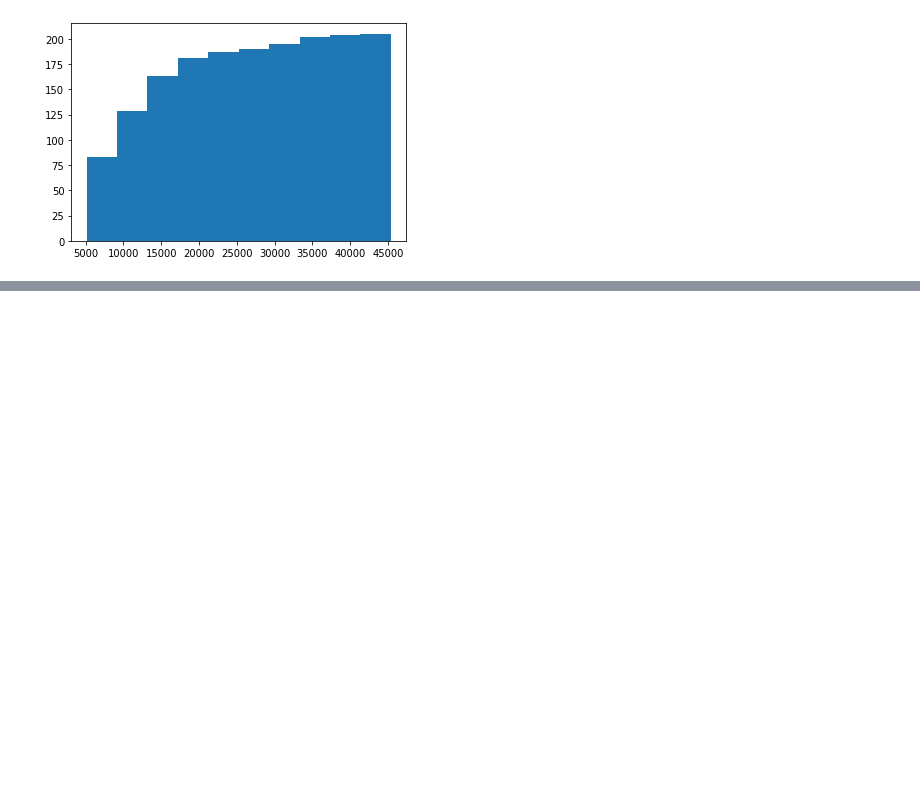
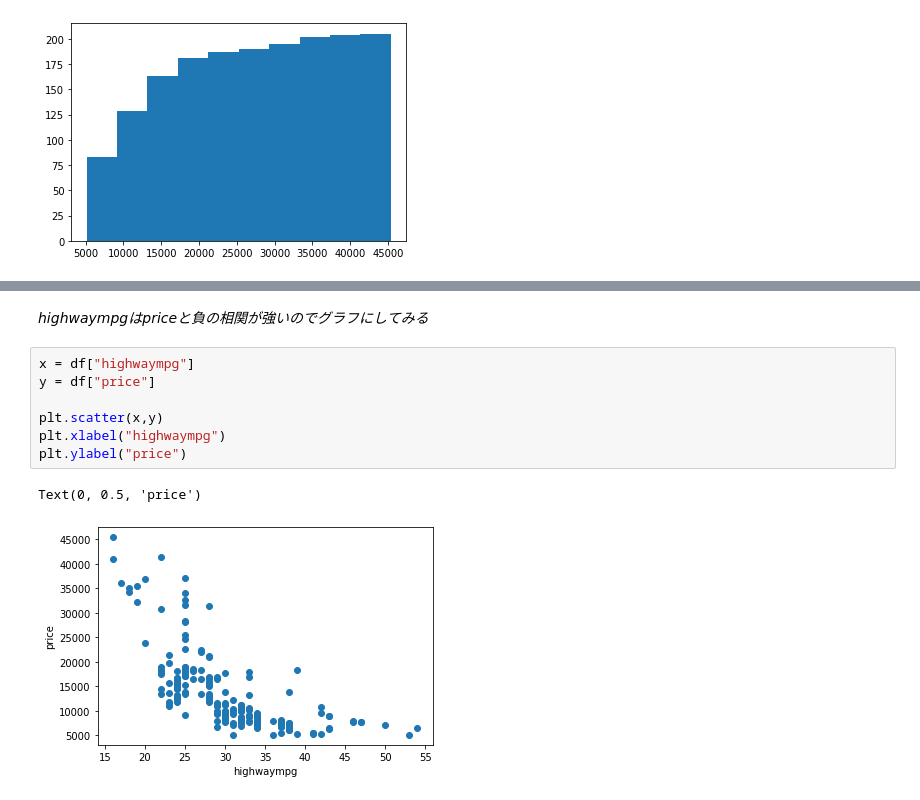
Before and after one commit to ledge-ai/intern-python-exam-kouheiohmikawa, a Jupyter notebook: Python_Basic/4_Visualization.ipynb, the cells around one changed output, grey strips where cells are left out. Saved outputs shown, nothing was run; the diff lists cells and outputs as text; blank space fills up the shorter version.

```diff
--- a/Python_Basic/4_Visualization.ipynb
+++ b/Python_Basic/4_Visualization.ipynb
@@ -332,0 +365,12 @@ sns.kdeplot(data1, data2,shade=True)
+# %% [markdown]
+*highwaympgはpriceと負の相関が強いのでグラフにしてみる*
+# %%
+x = df["highwaympg"]
+y = df["price"]
+
+plt.scatter(x,y)
+plt.xlabel("highwaympg")
+plt.ylabel("price")
+# %% [output]
+Text(0, 0.5, 'price')
+[figure, added]
```
Also changed, not shown: parts of 24 cells of this notebook, 1 other file.
